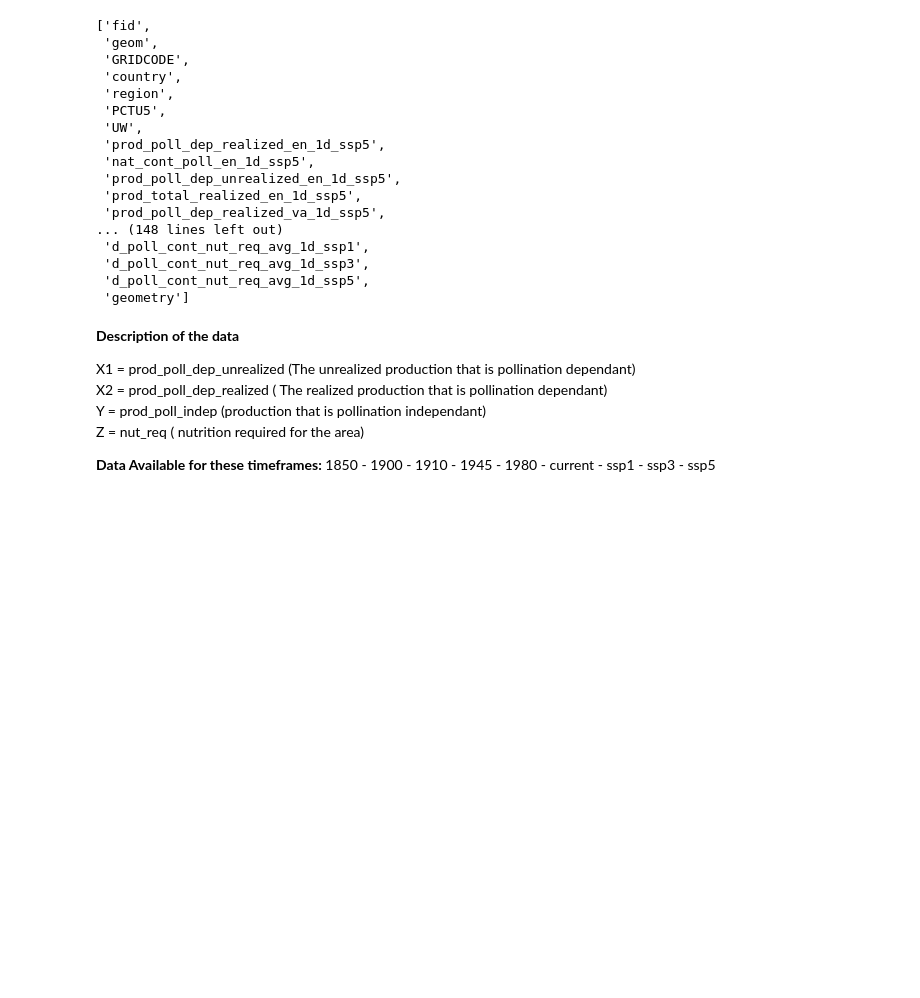
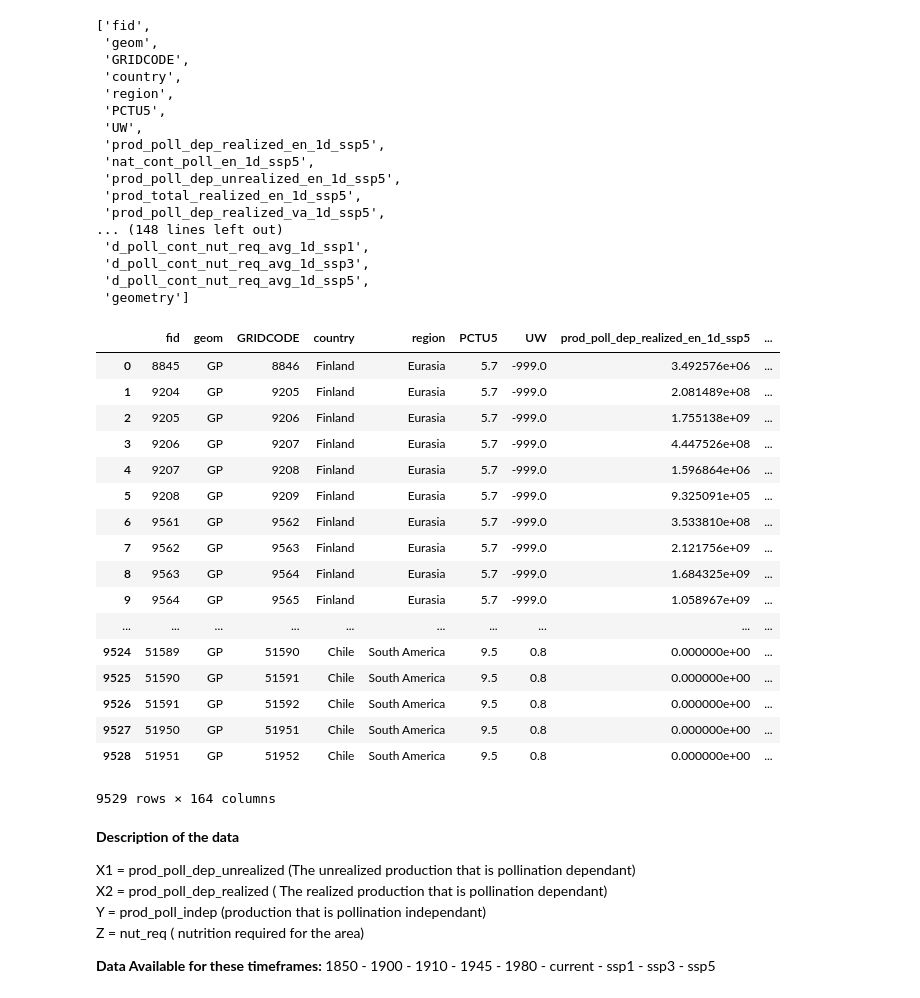
Before and after one commit to AhmedAhres/AhmedAhres.github.io, a Jupyter notebook: DataExploration.ipynb, the cells around one changed output. Drawn from its saved outputs; the diff is of its cells as text; code cells hidden in the pictures; blank space fills up the shorter version.

```diff
--- a/DataExploration.ipynb
+++ b/DataExploration.ipynb
@@ -167,6 +118,27 @@ list(all_datasets['pollination_table_full'].columns)
  'd_poll_cont_nut_req_avg_1d_ssp3',
  'd_poll_cont_nut_req_avg_1d_ssp5',
  'geometry']
+# %%
+all_datasets['pollination_table_full']
+# %% [output]
+|  | fid | geom | GRIDCODE | country | region | PCTU5 | UW | prod_poll_dep_realized_en_1d_ssp5 | ... |
+| 0 | 8845 | GP | 8846 | Finland | Eurasia | 5.7 | -999.0 | 3.492576e+06 | ... |
+| 1 | 9204 | GP | 9205 | Finland | Eurasia | 5.7 | -999.0 | 2.081489e+08 | ... |
+| 2 | 9205 | GP | 9206 | Finland | Eurasia | 5.7 | -999.0 | 1.755138e+09 | ... |
+| 3 | 9206 | GP | 9207 | Finland | Eurasia | 5.7 | -999.0 | 4.447526e+08 | ... |
+| 4 | 9207 | GP | 9208 | Finland | Eurasia | 5.7 | -999.0 | 1.596864e+06 | ... |
+| 5 | 9208 | GP | 9209 | Finland | Eurasia | 5.7 | -999.0 | 9.325091e+05 | ... |
+| 6 | 9561 | GP | 9562 | Finland | Eurasia | 5.7 | -999.0 | 3.533810e+08 | ... |
+| 7 | 9562 | GP | 9563 | Finland | Eurasia | 5.7 | -999.0 | 2.121756e+09 | ... |
+| 8 | 9563 | GP | 9564 | Finland | Eurasia | 5.7 | -999.0 | 1.684325e+09 | ... |
+| 9 | 9564 | GP | 9565 | Finland | Eurasia | 5.7 | -999.0 | 1.058967e+09 | ... |
+| ... | ... | ... | ... | ... | ... | ... | ... | ... | ... |
+| 9524 | 51589 | GP | 51590 | Chile | South America | 9.5 | 0.8 | 0.000000e+00 | ... |
+| 9525 | 51590 | GP | 51591 | Chile | South America | 9.5 | 0.8 | 0.000000e+00 | ... |
+| 9526 | 51591 | GP | 51592 | Chile | South America | 9.5 | 0.8 | 0.000000e+00 | ... |
+| 9527 | 51950 | GP | 51951 | Chile | South America | 9.5 | 0.8 | 0.000000e+00 | ... |
+| 9528 | 51951 | GP | 51952 | Chile | South America | 9.5 | 0.8 | 0.000000e+00 | ... |
+9529 rows × 164 columns
 # %% [markdown]
 **Description of the data** <br>
 
```
Also changed, not shown: parts of 9 cells of this notebook.
